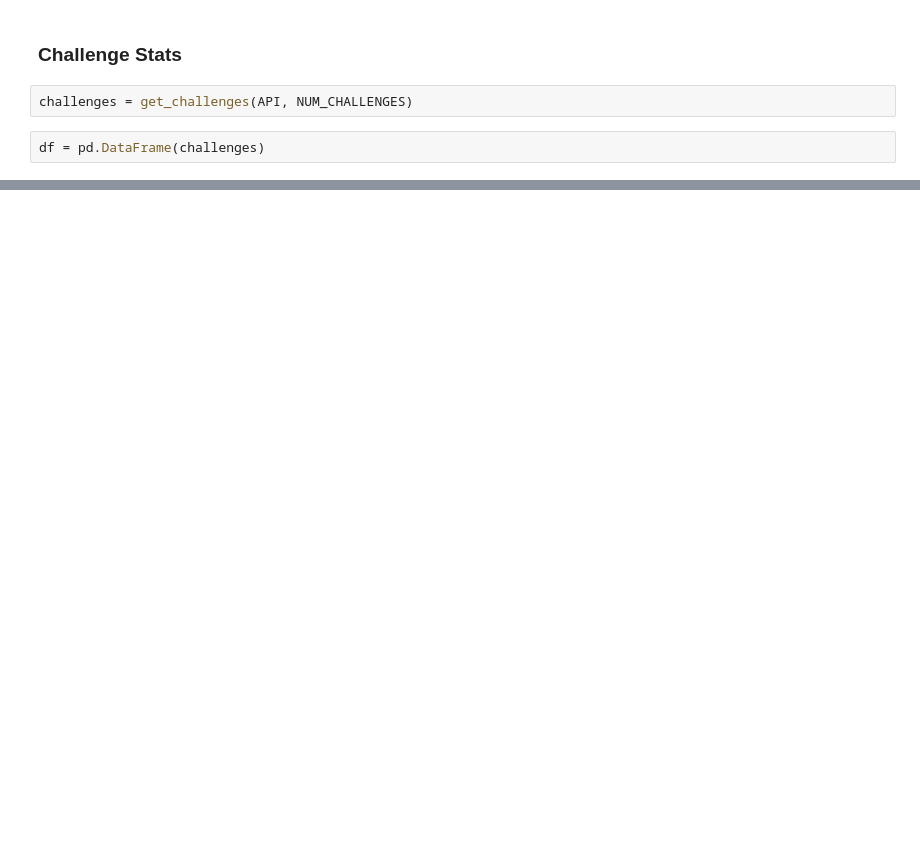
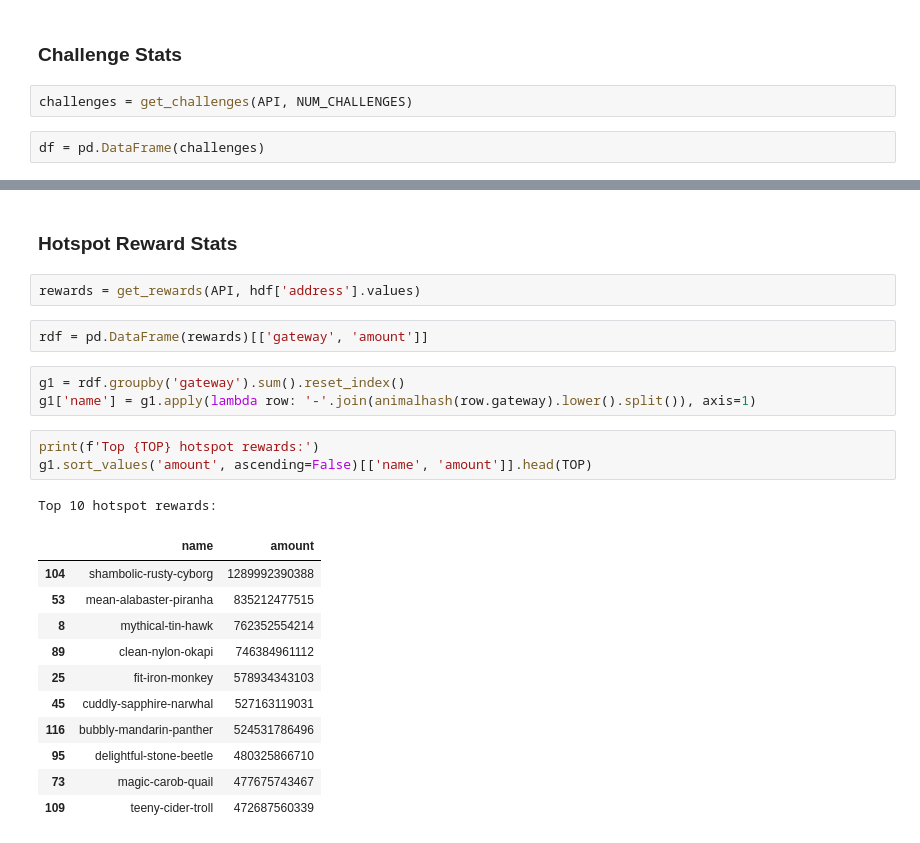
Before and after one commit to helium/blockchain-stats, a Jupyter notebook: stats.ipynb, the cells around one changed output, grey strips where cells are left out. Drawn from its saved outputs; the diff is of its cells as text; blank space fills up the shorter version.

```diff
--- a/stats.ipynb
+++ b/stats.ipynb
@@ -265,0 +266,25 @@ Entirely dud challenges since past 100 challenges: 23
+# %% [markdown]
+### Hotspot Reward Stats
+# %%
+rewards = get_rewards(API, hdf['address'].values)
+# %%
+rdf = pd.DataFrame(rewards)[['gateway', 'amount']]
+# %%
+g1 = rdf.groupby('gateway').sum().reset_index()
+g1['name'] = g1.apply(lambda row: '-'.join(animalhash(row.gateway).lower().split()), axis=1)
+# %%
+print(f'Top {TOP} hotspot rewards:')
+g1.sort_values('amount', ascending=False)[['name', 'amount']].head(TOP)
+# %% [output]
+Top 10 hotspot rewards:
+|  | name | amount |
+| 104 | shambolic-rusty-cyborg | 1289992390388 |
+| 53 | mean-alabaster-piranha | 835212477515 |
+| 8 | mythical-tin-hawk | 762352554214 |
+| 89 | clean-nylon-okapi | 746384961112 |
+| 25 | fit-iron-monkey | 578934343103 |
+| 45 | cuddly-sapphire-narwhal | 527163119031 |
+| 116 | bubbly-mandarin-panther | 524531786496 |
+| 95 | delightful-stone-beetle | 480325866710 |
+| 73 | magic-carob-quail | 477675743467 |
+| 109 | teeny-cider-troll | 472687560339 |
```
Also changed, not shown: parts of 13 cells of this notebook.
